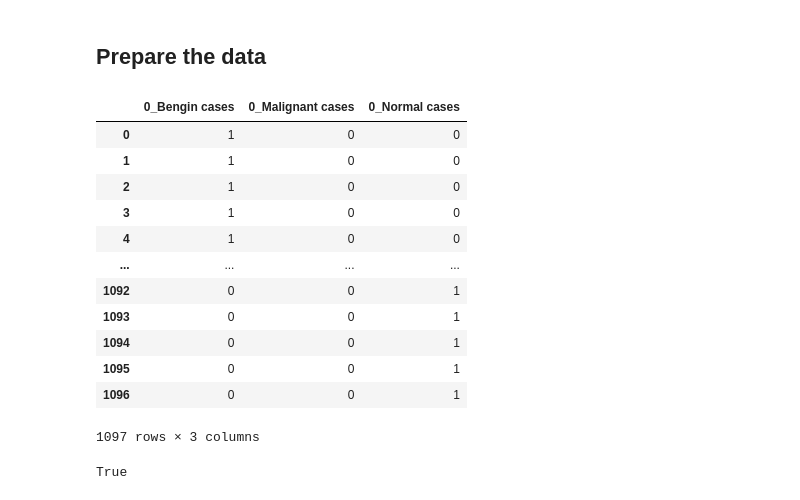
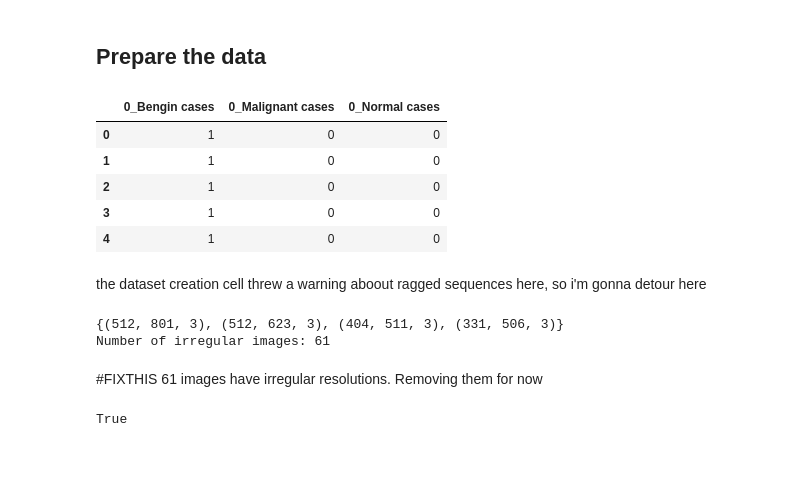
Before and after one commit to 7Zenox/lungcancerclassfn, a Jupyter notebook: new_experimentation.ipynb, the cells around one changed output. Saved outputs shown, nothing was run; the diff lists cells and outputs as text; code cells hidden in the pictures; blank space fills up the shorter version.

```diff
--- a/new_experimentation.ipynb
+++ b/new_experimentation.ipynb
@@ -24,18 +25,28 @@ for folder in os.listdir(root):
 # %%
 y_normal = pd.DataFrame(labels)
 y_normal[0].unique()
-pd.get_dummies(y_normal)
+y = pd.get_dummies(y_normal)
+y.head()
 # %% [output]
 |  | 0_Bengin cases | 0_Malignant cases | 0_Normal cases |
 | 0 | 1 | 0 | 0 |
 | 1 | 1 | 0 | 0 |
 | 2 | 1 | 0 | 0 |
 | 3 | 1 | 0 | 0 |
 | 4 | 1 | 0 | 0 |
-| ... | ... | ... | ... |
-| 1092 | 0 | 0 | 1 |
-| 1093 | 0 | 0 | 1 |
-| 1094 | 0 | 0 | 1 |
-| 1095 | 0 | 0 | 1 |
-| 1096 | 0 | 0 | 1 |
-1097 rows × 3 columns
+# %% [markdown]
+the dataset creation cell threw a warning aboout ragged sequences here, so i'm gonna detour here
+# %%
+# verify sizes of all images.
+resolution = set()
+count = 0
+for image in images:
+    if image.shape != (512, 512, 3):
+        resolution.add(image.shape)
+        count += 1
+print(str(resolution) + '\n' + f"Number of irregular images: {count}")
+# %% [output]
+{(512, 801, 3), (512, 623, 3), (404, 511, 3), (331, 506, 3)}
+Number of irregular images: 61
+# %% [markdown]
+#FIXTHIS 61 images have irregular resolutions. Removing them for now
```
Also changed, not shown: parts of 17 cells of this notebook.
